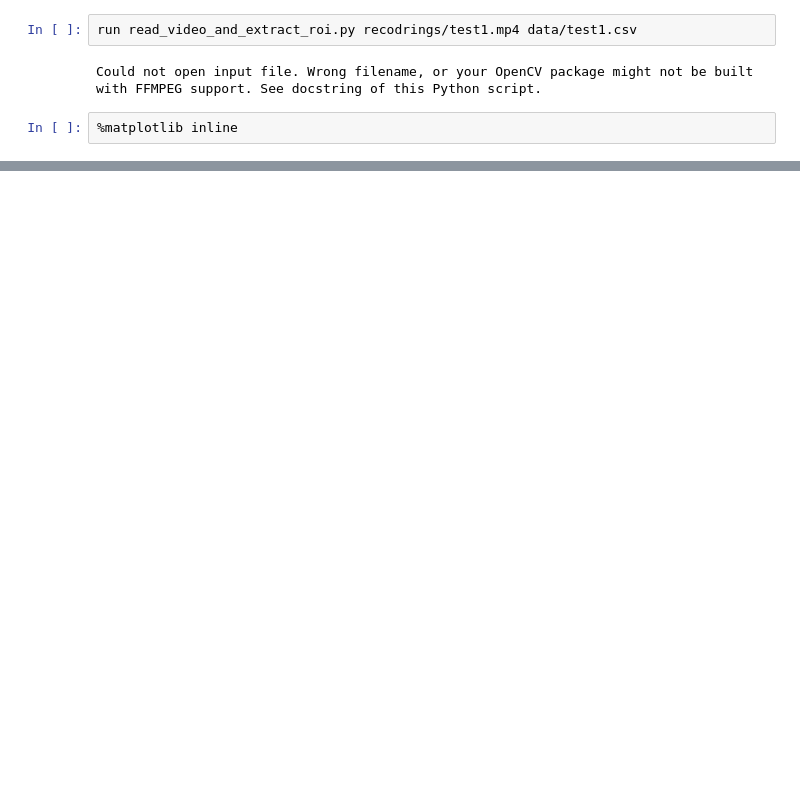
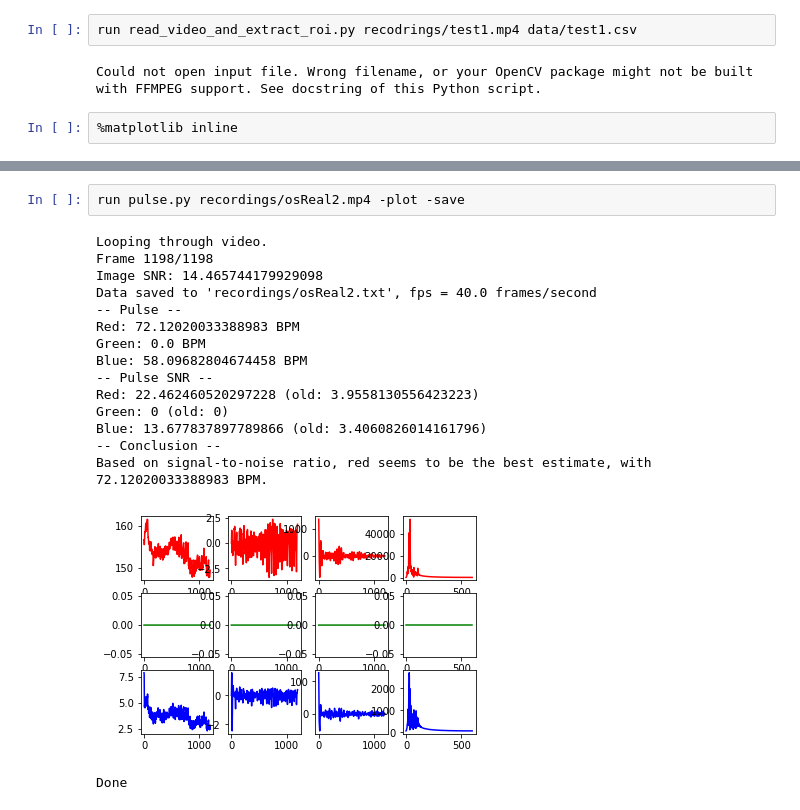
Before and after one commit to stemnic/TTT4280-Labs, a Jupyter notebook: lab4/videoProcessing.ipynb, the cells around one changed output, grey strips where cells are left out. Cells and saved outputs as stored; diff of their text form; blank space fills up the shorter version.

```diff
--- a/lab4/videoProcessing.ipynb
+++ b/lab4/videoProcessing.ipynb
@@ -33 +34,20 @@ Based on signal-to-noise ratio, red seems to be the best estimate, with 66.11018
 Done
+# %%
+run pulse.py recordings/osReal2.mp4 -plot -save
+# %% [output]
+Looping through video.
+Frame 1198/1198
+Image SNR: 14.465744179929098
+Data saved to 'recordings/osReal2.txt', fps = 40.0 frames/second
+-- Pulse --
+Red: 72.12020033388983 BPM
+Green: 0.0 BPM
+Blue: 58.09682804674458 BPM
+-- Pulse SNR --
+Red: 22.462460520297228 (old: 3.9558130556423223)
+Green: 0 (old: 0)
+Blue: 13.677837897789866 (old: 3.4060826014161796)
+-- Conclusion --
+Based on signal-to-noise ratio, red seems to be the best estimate, with 72.12020033388983 BPM.
+[figure, added]
+Done
```
Also changed, not shown: parts of 10 cells of this notebook, 1 other file.
